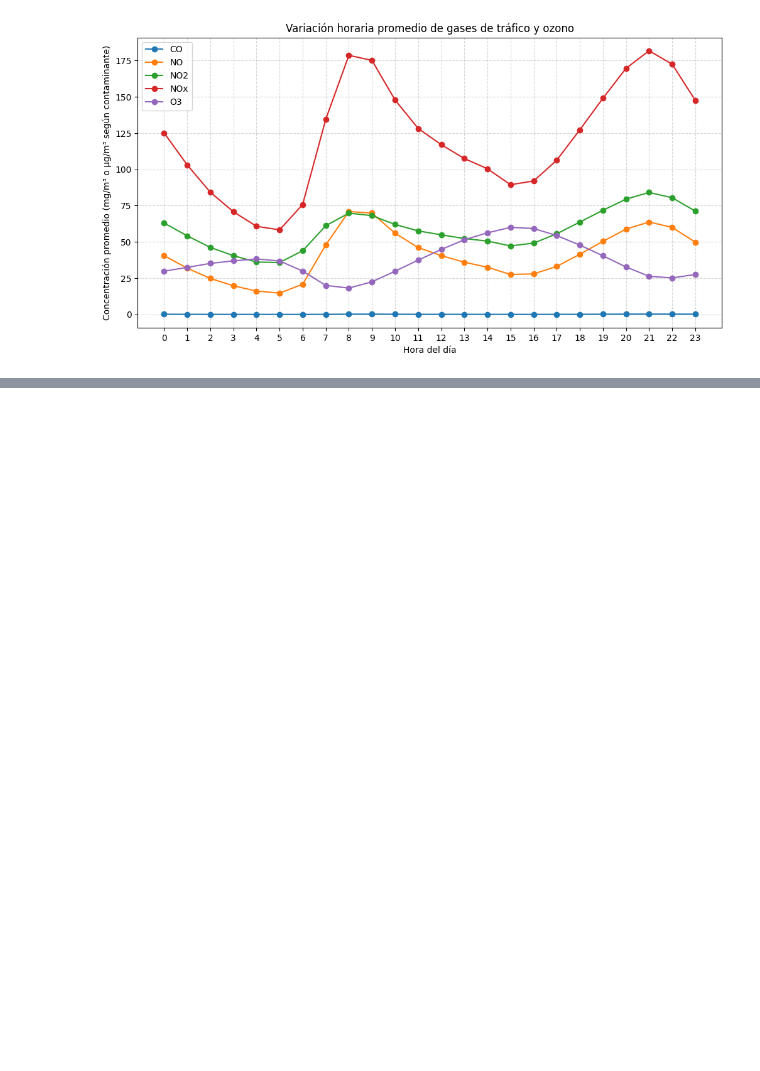
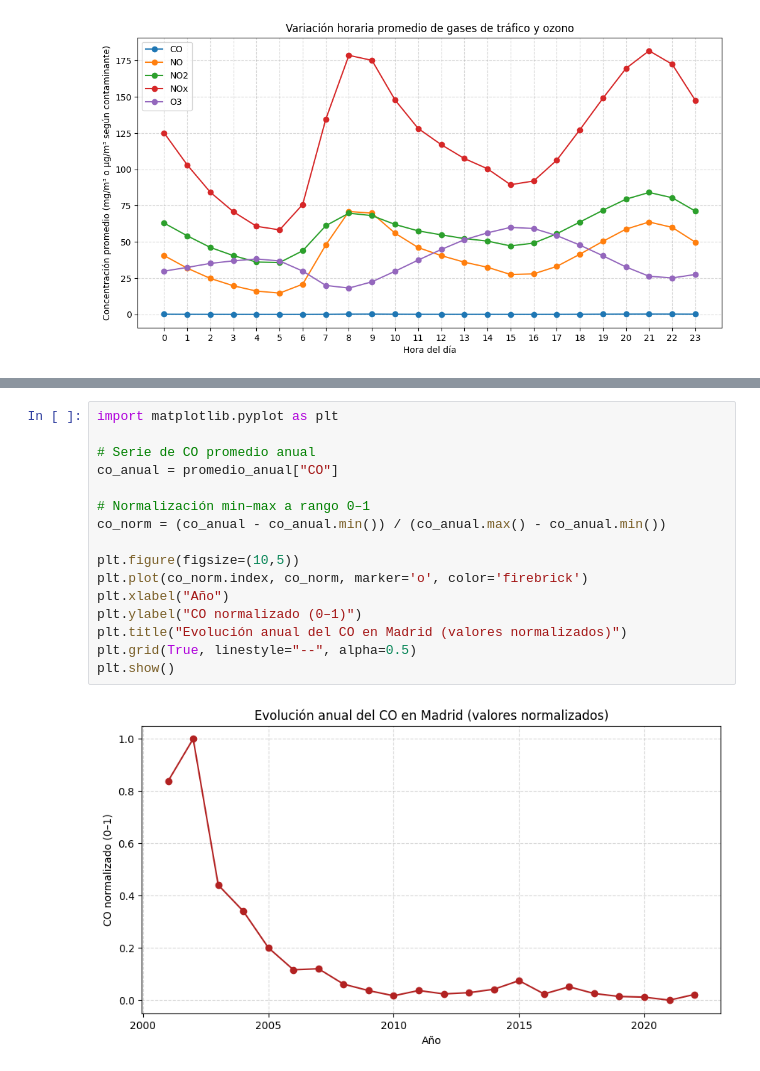
Before and after one commit to thisisrober/analisis-exploratorio-dataset-airquality-madrid, a Jupyter notebook: notebook.ipynb, the cells around one changed output, grey strips where cells are left out. Drawn from its saved outputs; the diff is of its cells as text; blank space fills up the shorter version.

```diff
--- a/notebook.ipynb
+++ b/notebook.ipynb
@@ -294,0 +358,18 @@ Permite ver la relación negativa entre O₃ y NOx/NO, que coincide con la corre
+# %%
+import matplotlib.pyplot as plt
+
+# Serie de CO promedio anual
+co_anual = promedio_anual["CO"]
+
+# Normalización min–max a rango 0–1
+co_norm = (co_anual - co_anual.min()) / (co_anual.max() - co_anual.min())
+
+plt.figure(figsize=(10,5))
+plt.plot(co_norm.index, co_norm, marker='o', color='firebrick')
+plt.xlabel("Año")
+plt.ylabel("CO normalizado (0–1)")
+plt.title("Evolución anual del CO en Madrid (valores normalizados)")
+plt.grid(True, linestyle="--", alpha=0.5)
+plt.show()
+# %% [output]
+[figure, added]
```
Also changed, not shown: parts of 11 cells of this notebook.
